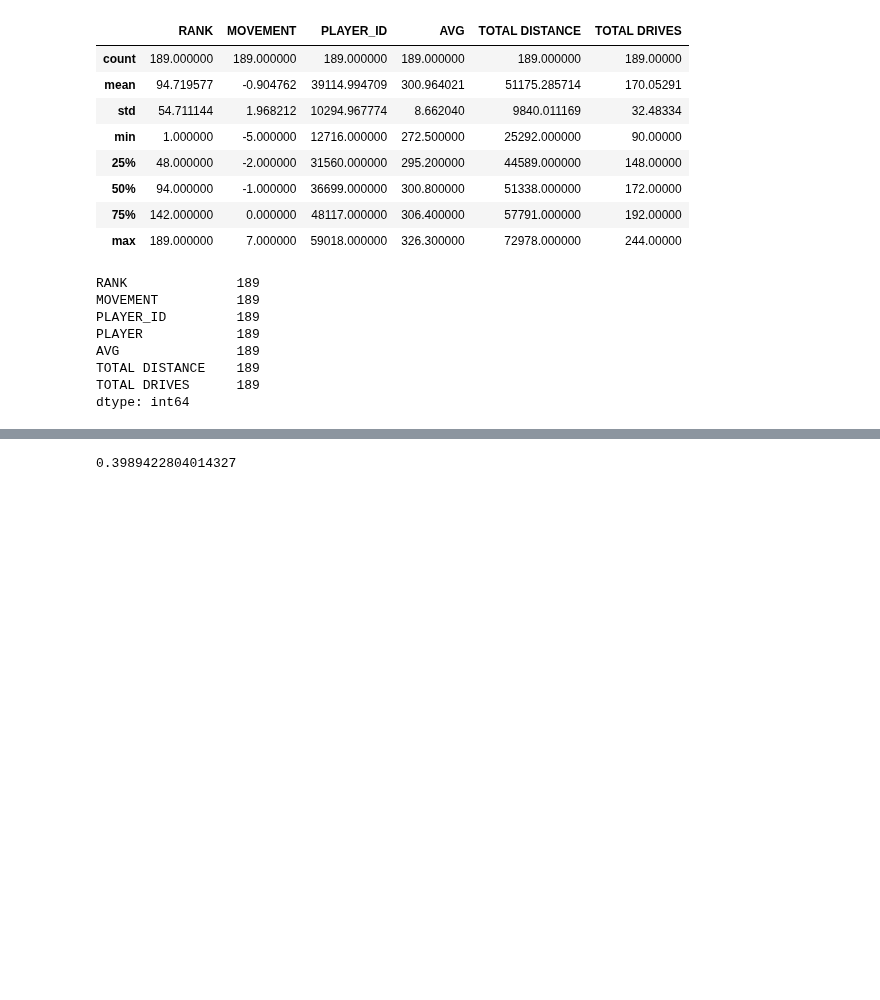
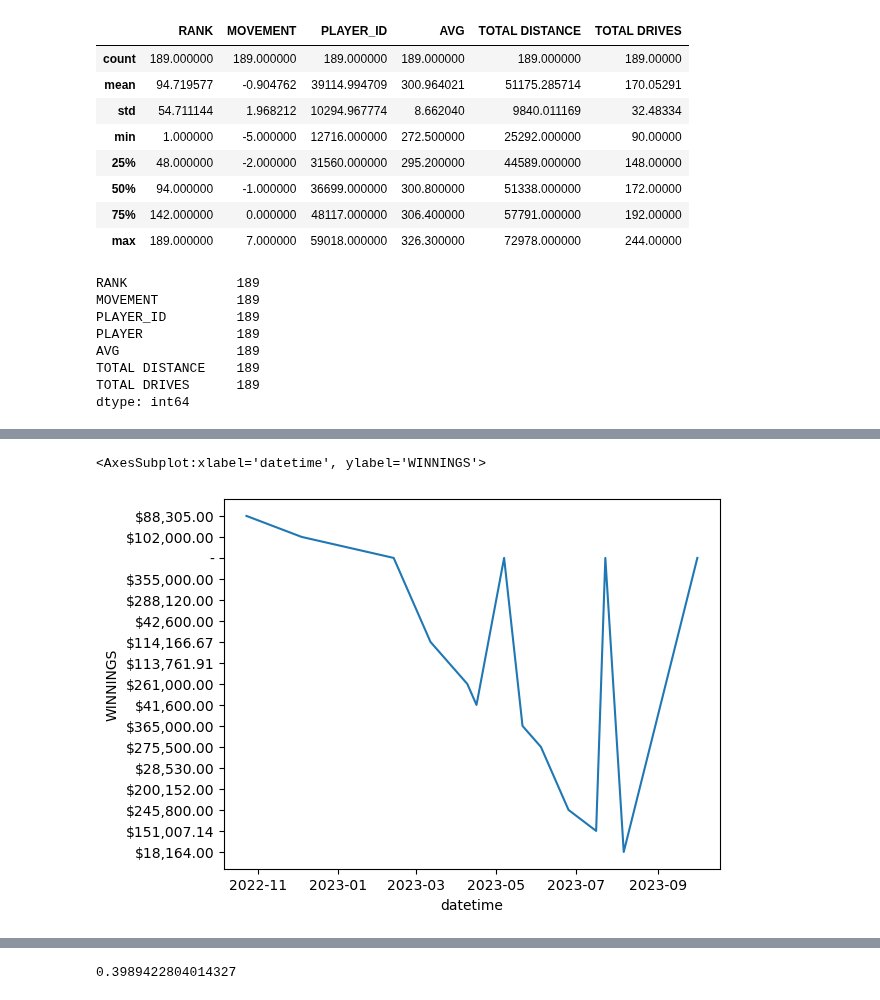
Before and after one commit to mickalleny2k/PfDA_Assignment, a Jupyter notebook: PfDA_Assignment.ipynb, the cells around one changed output, grey strips where cells are left out. Drawn from its saved outputs; the diff is of its cells as text; code cells hidden in the pictures; blank space fills up the shorter version.

Commit message:
Time series, random generator, seaborn plot

```diff
--- a/PfDA_Assignment.ipynb
+++ b/PfDA_Assignment.ipynb
@@ -274,0 +292,3 @@ plt.show()
+# %%
+dataframe2 = pd.read_excel('Shane Lowry_2022-2-23_Results_time-series.xlsx')
+dataframe2
@@ -274,0 +313,2 @@ plt.show()
+# %%
+dataframe2['datetime'] = pd.to_datetime(dataframe2['DATE'])
@@ -274,0 +335,6 @@ plt.show()
+# %%
+import seaborn as sns
+sns.lineplot(data=dataframe2, x="datetime", y="WINNINGS")
+# %% [output]
+<AxesSubplot:xlabel='datetime', ylabel='WINNINGS'>
+[figure, added]
```
Also changed, not shown: parts of 34 cells of this notebook, 3 other files.
